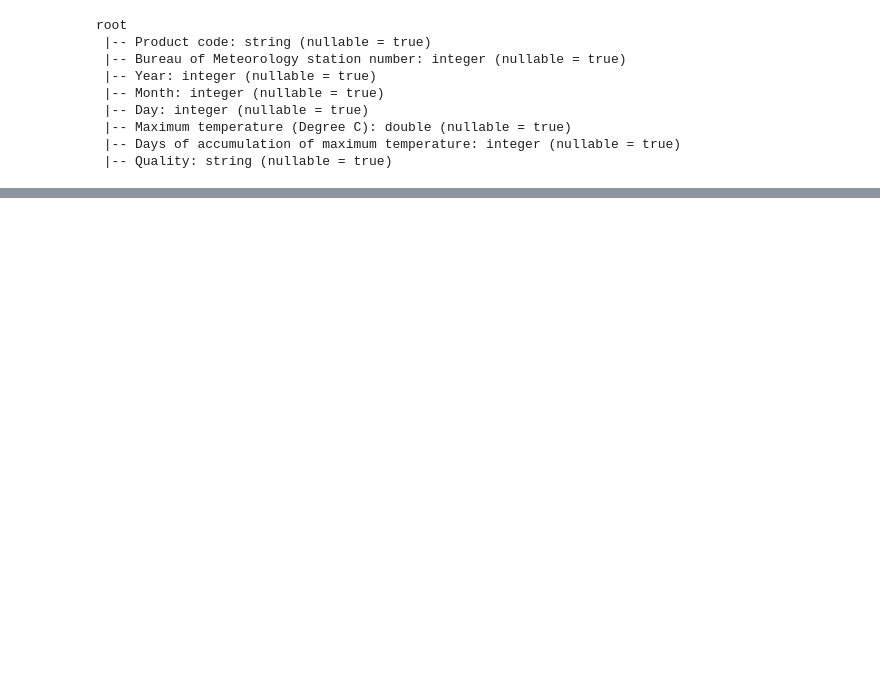
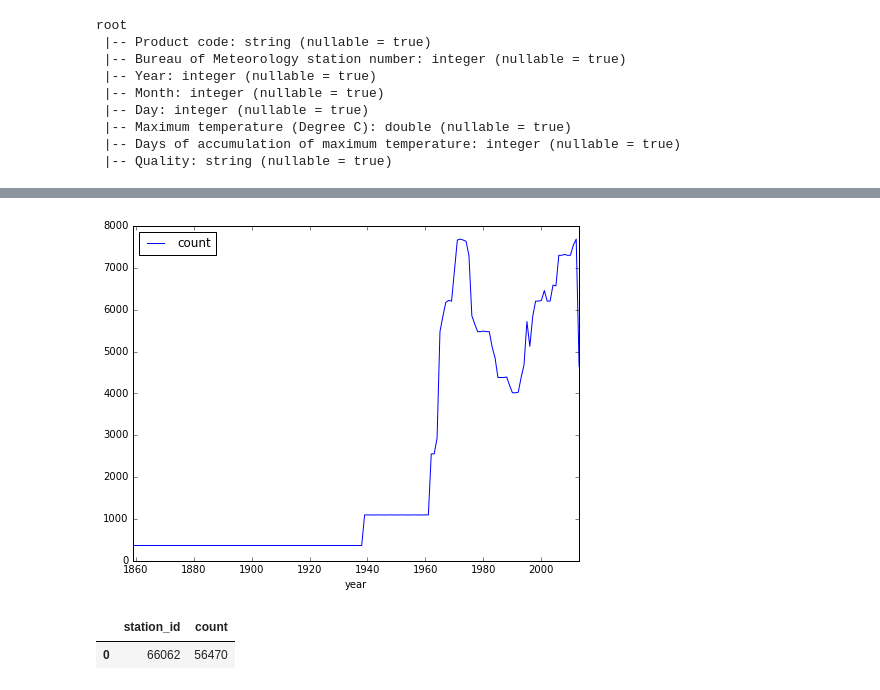
Before and after one commit to piotrszul/spark-tutorial, a Jupyter notebook: notebooks/2.3_StructuredData-Analyzing.ipynb, the cells around one changed output, grey strips where cells are left out. Cells and saved outputs as stored; diff of their text form; code cells hidden in the pictures; blank space fills up the shorter version.

Commit message:
Added 2.3_StructuredData-Analyzing

```diff
--- a/notebooks/2.3_StructuredData-Analyzing.ipynb
+++ b/notebooks/2.3_StructuredData-Analyzing.ipynb
@@ -300,0 +53,8 @@ sql('''SELECT station_id, month, avg(max_temp) AS avg_max_temperature FROM bom
+# %%
+# create a DataFrame with customised column names from an RDD
+bomDF = spark.createDataFrame(spark.read.csv('output/nsw_temp_ok.csv', inferSchema='True', header=False).rdd,
+        schema = ['product_id', 'station_id', 'year', 'month', 'day', 'max_temp', 'days_of_acc', 'quality'])
+
+# cache the DataFrame for performance
+bomDF.cache()
+bomDF.printSchema()
@@ -300,0 +95,17 @@ sql('''SELECT station_id, month, avg(max_temp) AS avg_max_temperature FROM bom
+# %%
+# visualise the number of observations per year
+
+from matplotlib import pyplot as plt
+plt.rcParams["figure.figsize"] = (8,6)
+plt.close()
+bomDF.groupBy('year').count().sort('year').toPandas().set_index('year').plot()
+display()
+# %% [output]
+[figure, added]
+# %%
+# find the station with most observations
+from pyspark.sql.functions import *
+bomDF.groupBy('station_id').count().sort(desc('count')).limit(1)
+# %% [output]
+|  | station_id | count |
+| 0 | 66062 | 56470 |
```
Also changed, not shown: parts of 58 cells of this notebook, 1 other file.
